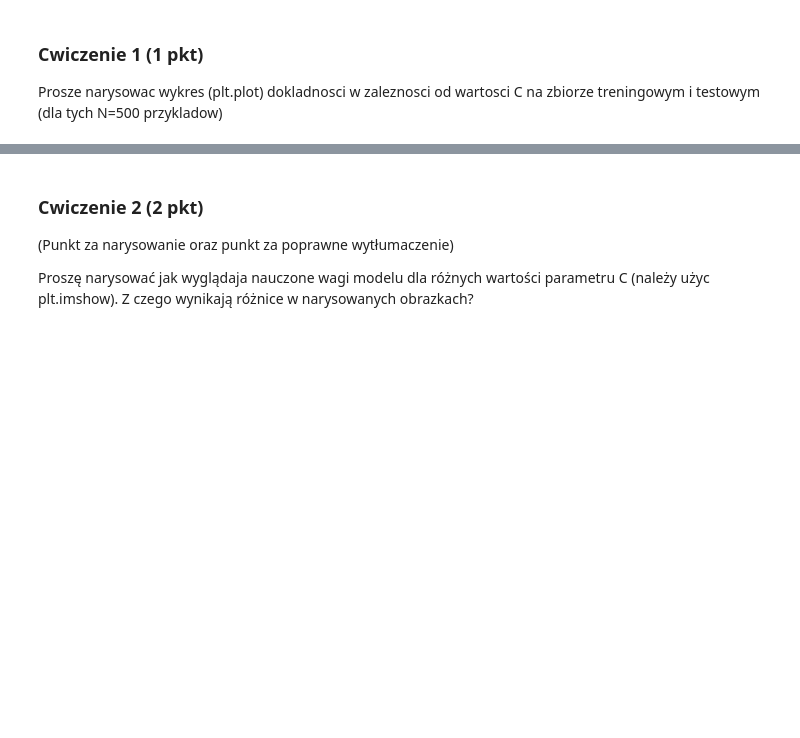
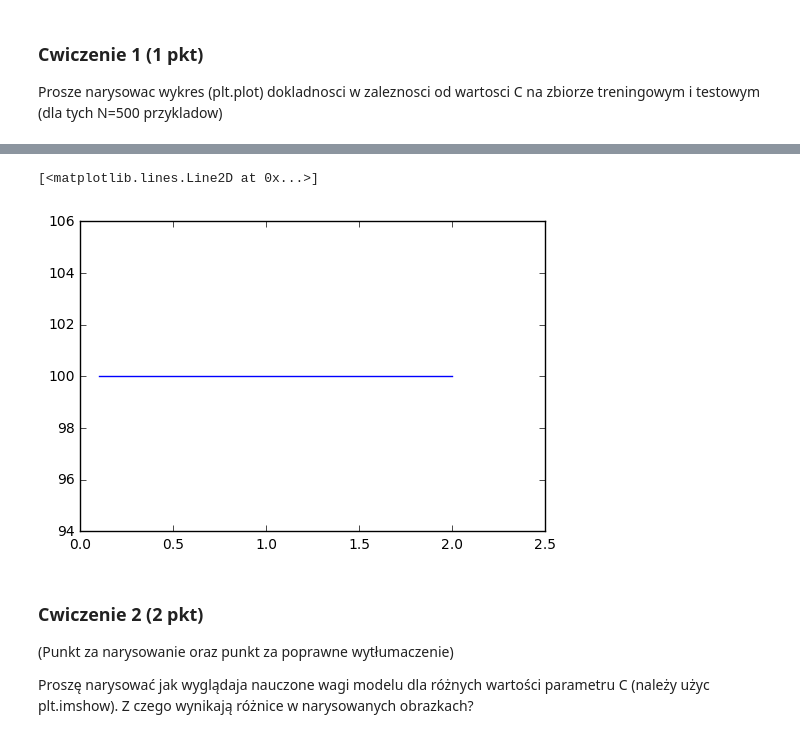
Before and after one commit to Szarad/rozwiazania_ml2017, a Jupyter notebook: L3b.ipynb, the cells around one changed output, grey strips where cells are left out. Saved outputs shown, nothing was run; the diff lists cells and outputs as text; code cells hidden in the pictures; blank space fills up the shorter version.

```diff
--- a/L3b.ipynb
+++ b/L3b.ipynb
@@ -145,3 +127,21 @@ plt.plot(C_tab, Accurancy)
+# %%
+C2=0
+C_tab2 =[]
+Accurancy2 = []
+N = 500
+for x in range(20):
+    C2+=0.1
+    C_tab2.append(C2)
+    model = LogisticRegression(C=C2)
+    model.fit(X_train[0:N], Y_train[0:N])
+    Y_train_predicted = model.predict(X_train[0:N])
+    accurancy =100*sklearn.metrics.accuracy_score(Y_train[0:N], Y_train_predicted)
+    Accurancy2.append(accurancy)
+plt.plot(C_tab2, Accurancy2)
+#plt.plot(domain, t)
+# %% [output]
+[<matplotlib.lines.Line2D at 0x...>]
+[figure, added]
 # %% [markdown]
 ### Cwiczenie 2 (2 pkt)
 
```
Also changed, not shown: parts of 3 cells of this notebook, 1 other file.
